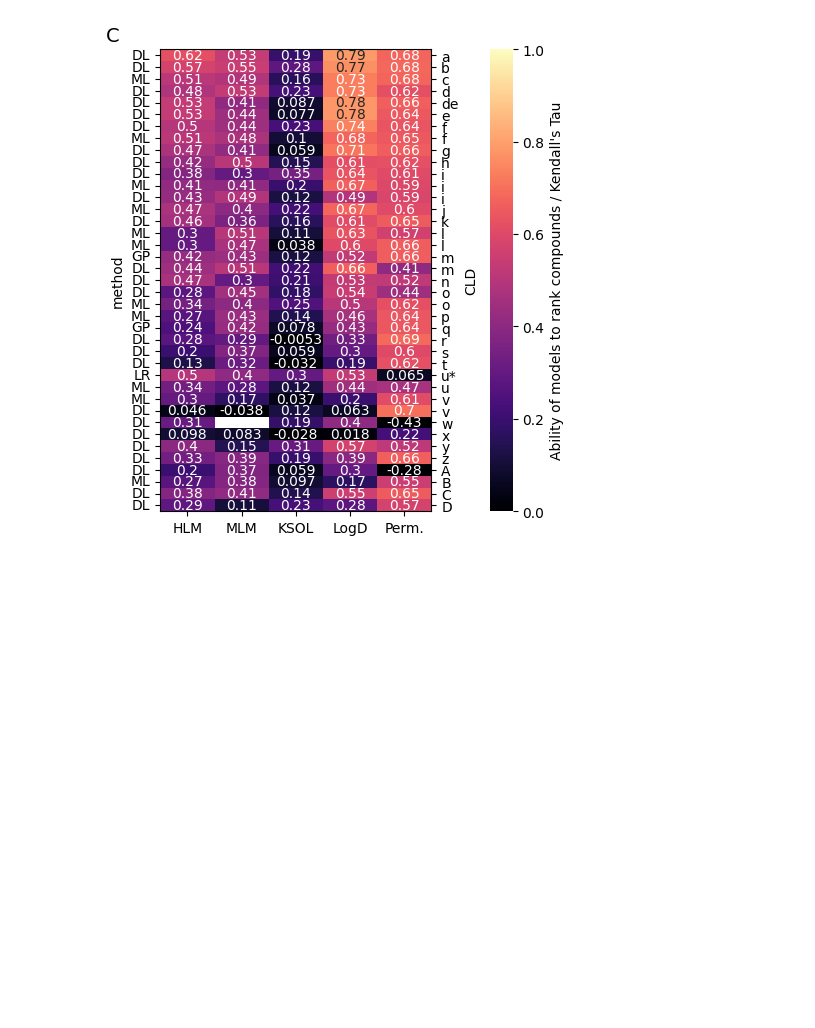
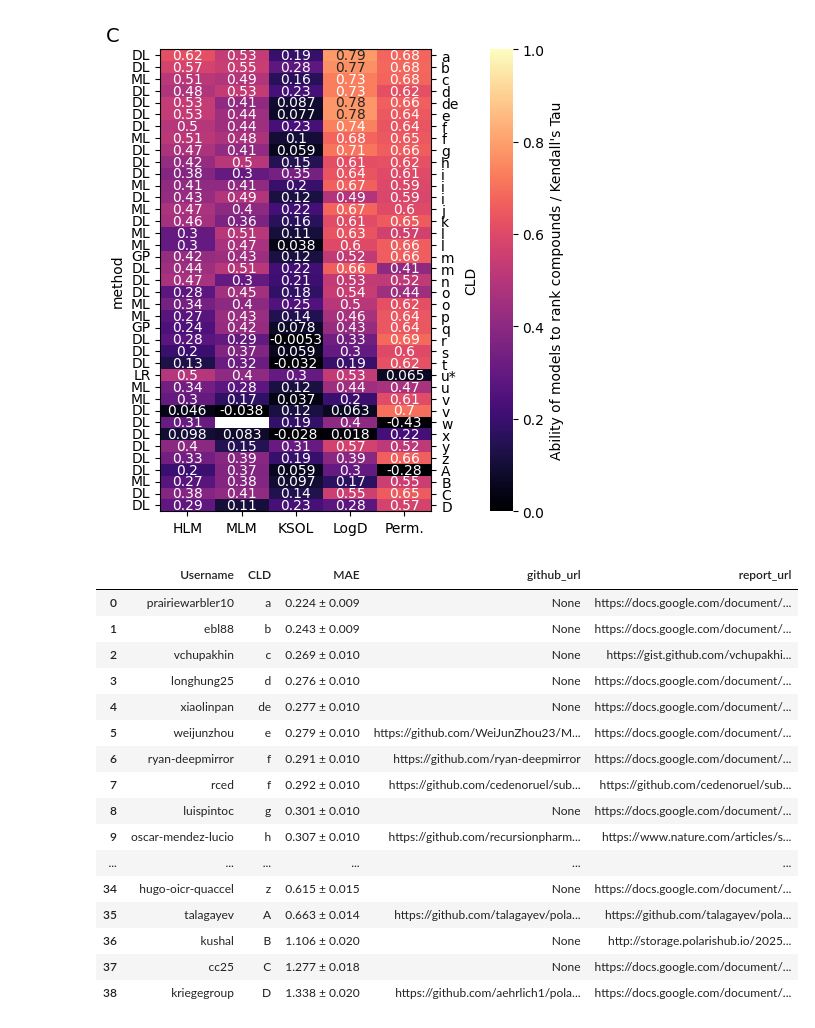
Before and after one commit to asapdiscovery/asap-blind-challenge-paper, a Jupyter notebook: fig5_admet_leaderboard/reproduce_figure/admet_leaderboard.ipynb, the cells around one changed output. Saved outputs shown, nothing was run; the diff lists cells and outputs as text; code cells hidden in the pictures; blank space fills up the shorter version.

Commit message:
redo table

```diff
--- a/fig5_admet_leaderboard/reproduce_figure/admet_leaderboard.ipynb
+++ b/fig5_admet_leaderboard/reproduce_figure/admet_leaderboard.ipynb
@@ -745,12 +745,12 @@ all_combined = main.merge(combined, how="left", on="Method")
 raw_columns_to_drop = all_combined.filter(regex='raw').columns
 std_columns_to_drop = all_combined.filter(regex='std').columns
 # %%
-drop = list(std_columns_to_drop) + list(raw_columns_to_drop) + ["owner_id"]
+drop = list(std_columns_to_drop) + list(raw_columns_to_drop) + ["owner_id", "Method", "description", "kendall_tau", "mean_squared_error", "r2", "spearmanr", "pearsonr", "subchallenge"]
 # %%
 all_combined_filt = all_combined.drop(columns=drop)
 cols = all_combined_filt.columns.tolist()
 # username to first
 cols = cols[-1:] + cols[:-1]
 # %%
-all_combined_filt_final = all_combined_filt[cols]
+all_combined_filt_final = all_combined_filt[cols].rename(columns={"username": "Username", "mean_absolute_error": "MAE"})
 # %%
@@ -757,0 +758,20 @@ all_combined_filt_final.to_csv("admet_user_info.csv", index=False)
+# %%
+all_combined_filt_final
+# %% [output]
+|  | Username | CLD | MAE | github_url | report_url |
+| 0 | prairiewarbler10 | a | 0.224 ± 0.009 | None | https://docs.google.com/document/... |
+| 1 | ebl88 | b | 0.243 ± 0.009 | None | https://docs.google.com/document/... |
+| 2 | vchupakhin | c | 0.269 ± 0.010 | None | https://gist.github.com/vchupakhi... |
+| 3 | longhung25 | d | 0.276 ± 0.010 | None | https://docs.google.com/document/... |
+| 4 | xiaolinpan | de | 0.277 ± 0.010 | None | https://docs.google.com/document/... |
+| 5 | weijunzhou | e | 0.279 ± 0.010 | https://github.com/WeiJunZhou23/M... | https://docs.google.com/document/... |
+| 6 | ryan-deepmirror | f | 0.291 ± 0.010 | https://github.com/ryan-deepmirror | https://docs.google.com/document/... |
+| 7 | rced | f | 0.292 ± 0.010 | https://github.com/cedenoruel/sub... | https://github.com/cedenoruel/sub... |
+| 8 | luispintoc | g | 0.301 ± 0.010 | None | https://docs.google.com/document/... |
+| 9 | oscar-mendez-lucio | h | 0.307 ± 0.010 | https://github.com/recursionpharm... | https://www.nature.com/articles/s... |
+| ... | ... | ... | ... | ... | ... |
+| 34 | hugo-oicr-quaccel | z | 0.615 ± 0.015 | None | https://docs.google.com/document/... |
+| 35 | talagayev | A | 0.663 ± 0.014 | https://github.com/talagayev/pola... | https://github.com/talagayev/pola... |
+| 36 | kushal | B | 1.106 ± 0.020 | None | http://storage.polarishub.io/2025... |
+| 37 | cc25 | C | 1.277 ± 0.018 | None | https://docs.google.com/document/... |
+| 38 | kriegegroup | D | 1.338 ± 0.020 | https://github.com/aehrlich1/pola... | https://docs.google.com/document/... |
```
Also changed, not shown: parts of 3 cells of this notebook, 1 other file.
